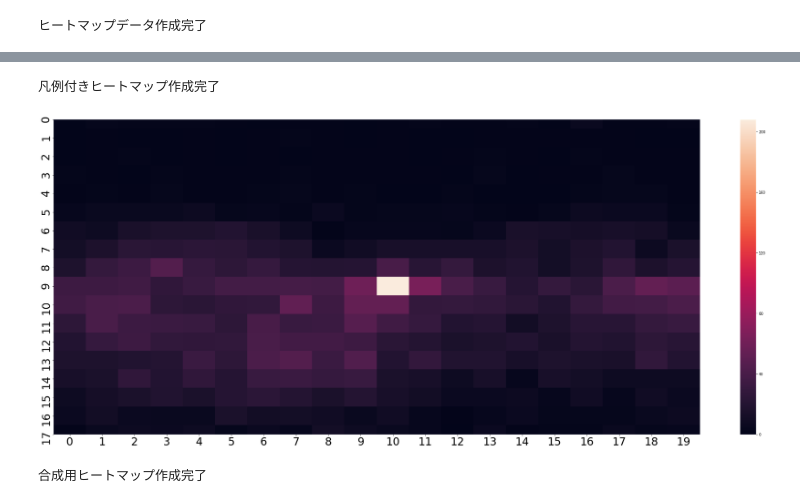
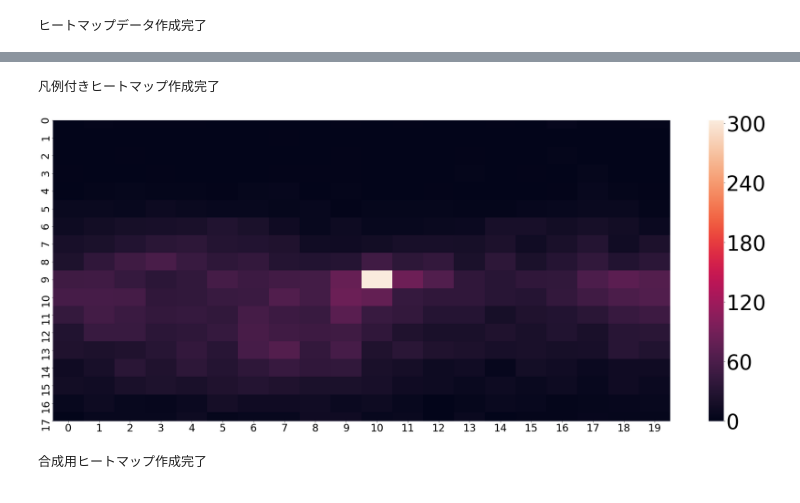
Before and after one commit to Tani-Q/heatmap_project, a Jupyter notebook: panorama_user_eventヒートマップ-type5.ipynb, the cells around one changed output, grey strips where cells are left out. Cells and saved outputs as stored; diff of their text form; code cells hidden in the pictures.

```diff
--- a/panorama_user_eventヒートマップ-type5.ipynb
+++ b/panorama_user_eventヒートマップ-type5.ipynb
@@ -241,17 +241,19 @@ vmax:208
 # %%
 #凡例付きヒートマップ作成
 hm_name = "./tmp/hm_org.jpg"
+hm_name_sample = "./tmp/hm_org.jpg"
 colorbar = True
 plt.figure(figsize=(40,16))
 #fig, ax = plt.subplots(figsize=(32,16))
 plt.tick_params(labelsize=30)
+plt.rcParams["font.size"] = 60
 sns.heatmap(lst_2d,vmin=0, vmax=v_max)
 #sns.heatmap(lst_2d,vmin=0, vmax=5)
 plt.savefig(hm_name_sample )
 print('凡例付きヒートマップ作成完了')
 # %% [output]
 凡例付きヒートマップ作成完了
-[figure, old version]
+[figure, new version]
 # %%
 #合成用ヒートマップ作成
 hm_name = "./tmp/hm.jpg" #<- dirをつける
```
Also changed, not shown: parts of 7 cells of this notebook, 2 other files.
